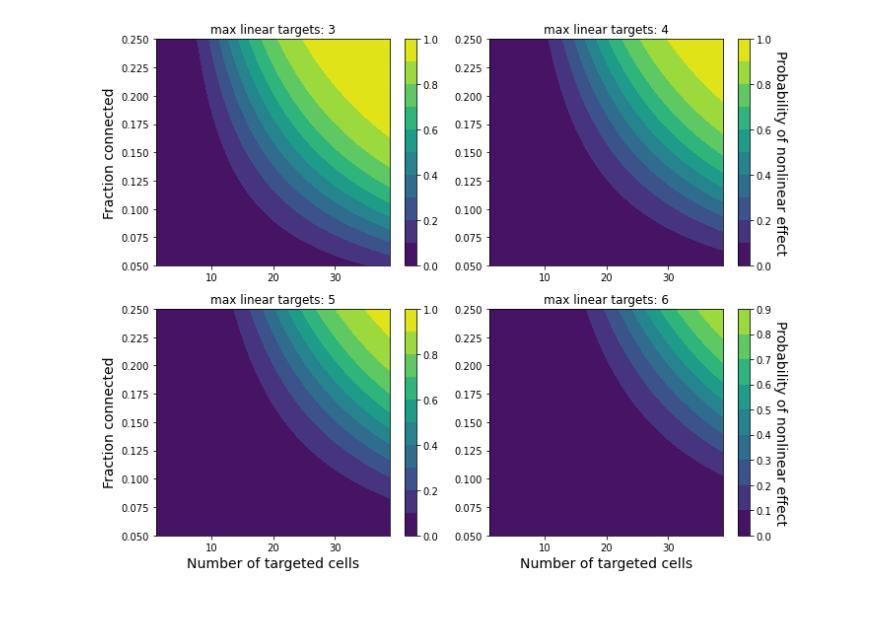
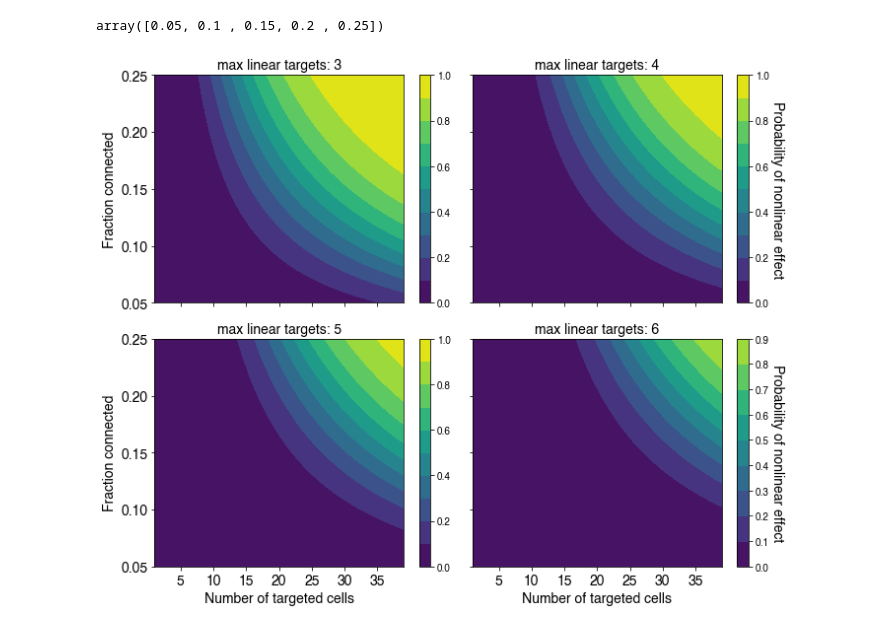
Before and after one commit to marcustriplett/circuitmap, a Jupyter notebook: notebooks/linear_preservation_probability.ipynb, the cells around one changed output. Drawn from its saved outputs; the diff is of its cells as text; code cells hidden in the pictures.

```diff
--- a/notebooks/linear_preservation_probability.ipynb
+++ b/notebooks/linear_preservation_probability.ipynb
@@ -32,21 +32,30 @@ for ti, tar in enumerate(max_tars):
             prob_matrix[ti, ri, ai] = 1 - binom.cdf(tar, rval, aval)
 # %%
 fontsize = 14
+# %%
+np.arange(0.05, 0.26, 0.05)
+# %% [output]
+array([0.05, 0.1 , 0.15, 0.2 , 0.25])
 # %%
 plt.figure(figsize=(10, 8))
 for i in range(ntars):
     plt.subplot(2, 2, i+1)
     contour = plt.contourf(rs, avec, prob_matrix[i].T, 10, vmin=0, vmax=1)
+    plt.yticks(np.arange(0.05, 0.26, 0.05), fontsize=fontsize)
+    plt.xticks(fontsize=fontsize)
     if i == 0 or i == 2:
         plt.ylabel('Fraction connected', fontsize=fontsize)
-    plt.title('max linear targets: %i'%max_tars[i])
+    plt.title('max linear targets: %i'%max_tars[i], fontsize=fontsize)
+    if i == 0 or i == 1:
+        plt.gca().set_xticklabels([])
     if i == 2 or i == 3:
         plt.xlabel('Number of targeted cells', fontsize=fontsize)
     cb = plt.colorbar()
     if i == 1 or i == 3:
+        plt.gca().set_yticklabels([])
         cb.set_label('Probability of nonlinear effect', rotation=270, labelpad=15, fontsize=fontsize)
 plt.tight_layout()
 # plt.savefig('figs/model_based_cs/max_feasible_targets.png', format='png', dpi=200, facecolor='white', bbox_inches='tight')
 plt.show()
 # %% [output]
-[figure, old version]
+[figure, new version]
```
Also changed, not shown: parts of 1 cell of this notebook, 3 other files.
